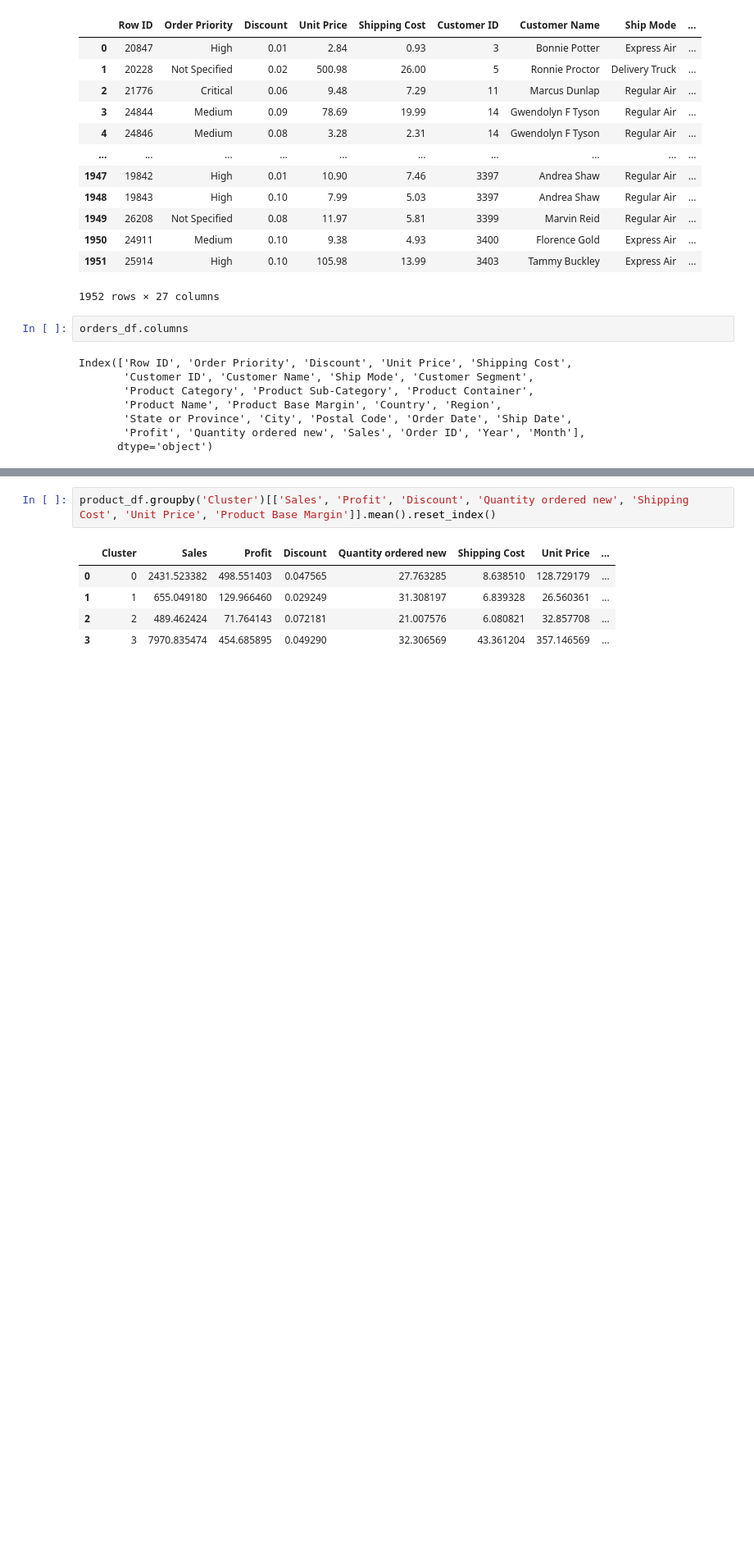
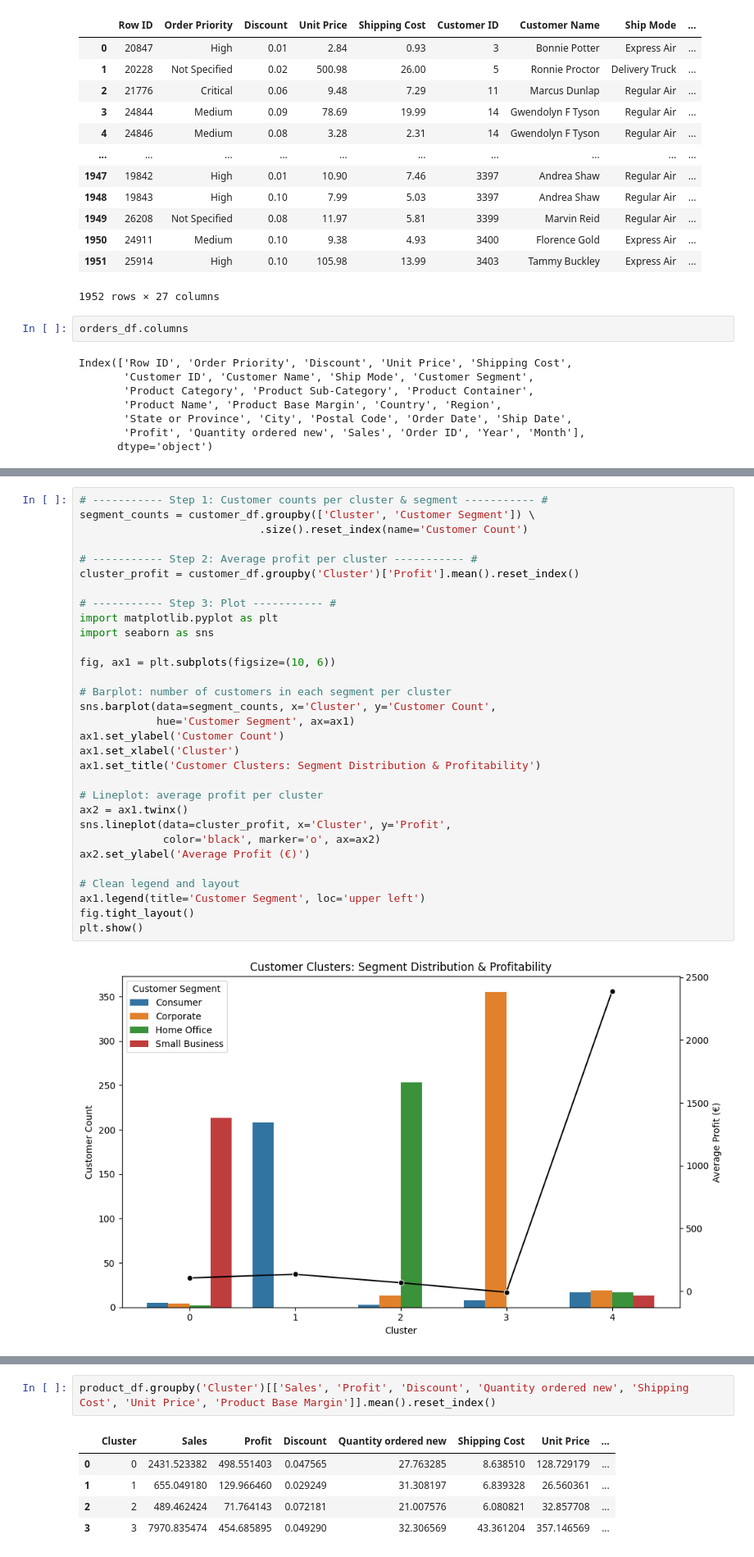
Before and after one commit to BRamotowski/Data-Science-Consulting-Approach, a Jupyter notebook: unsupervised_learning.ipynb, the cells around one changed output, grey strips where cells are left out. Shown at 82% size. Saved outputs shown, nothing was run; the diff lists cells and outputs as text; blank space fills up the shorter version.

```diff
--- a/unsupervised_learning.ipynb
+++ b/unsupervised_learning.ipynb
@@ -74,3 +87,36 @@ plt.show()
+# %%
+# ----------- Step 1: Customer counts per cluster & segment ----------- #
+segment_counts = customer_df.groupby(['Cluster', 'Customer Segment']) \
+                            .size().reset_index(name='Customer Count')
+
+# ----------- Step 2: Average profit per cluster ----------- #
+cluster_profit = customer_df.groupby('Cluster')['Profit'].mean().reset_index()
+
+# ----------- Step 3: Plot ----------- #
+import matplotlib.pyplot as plt
+import seaborn as sns
+
+fig, ax1 = plt.subplots(figsize=(10, 6))
+
+# Barplot: number of customers in each segment per cluster
+sns.barplot(data=segment_counts, x='Cluster', y='Customer Count',
+            hue='Customer Segment', ax=ax1)
+ax1.set_ylabel('Customer Count')
+ax1.set_xlabel('Cluster')
+ax1.set_title('Customer Clusters: Segment Distribution & Profitability')
+
+# Lineplot: average profit per cluster
+ax2 = ax1.twinx()
+sns.lineplot(data=cluster_profit, x='Cluster', y='Profit',
+             color='black', marker='o', ax=ax2)
+ax2.set_ylabel('Average Profit (€)')
+
+# Clean legend and layout
+ax1.legend(title='Customer Segment', loc='upper left')
+fig.tight_layout()
+plt.show()
+# %% [output]
+[figure, added]
 # %%
 # ----------- Step 1: Aggregate by Product ----------- #
 product_df = orders_df.groupby('Product Name').agg({
```
Also changed, not shown: parts of 11 cells of this notebook.
